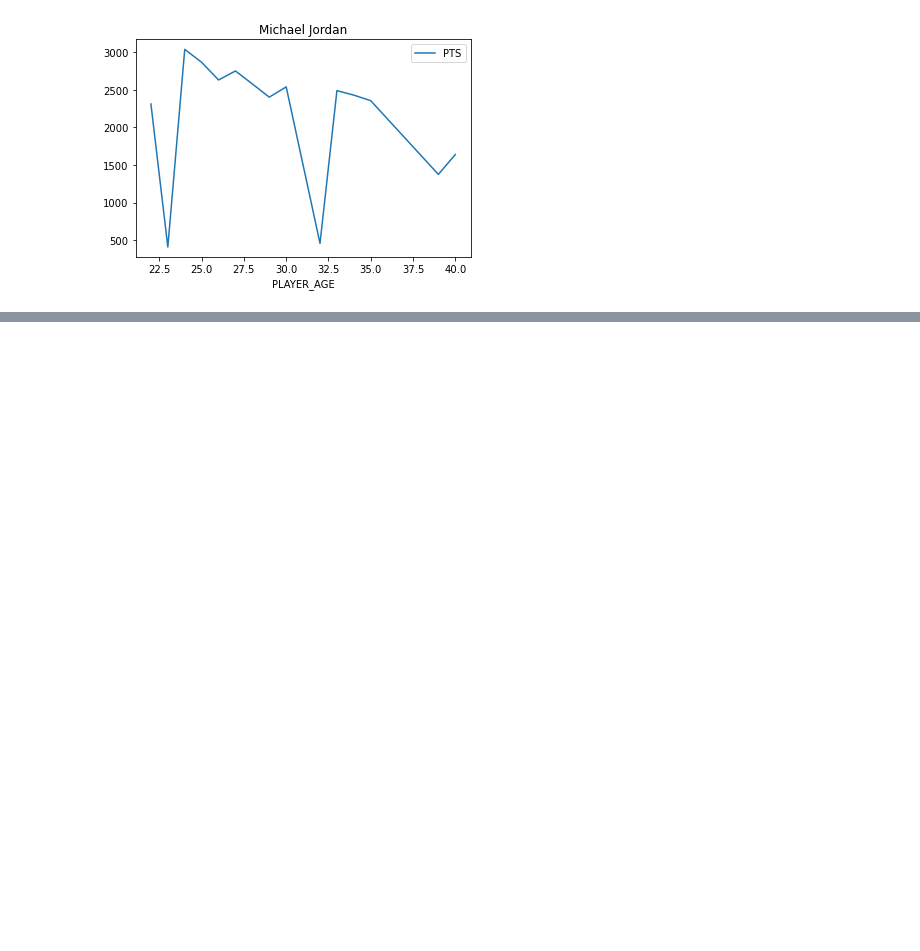
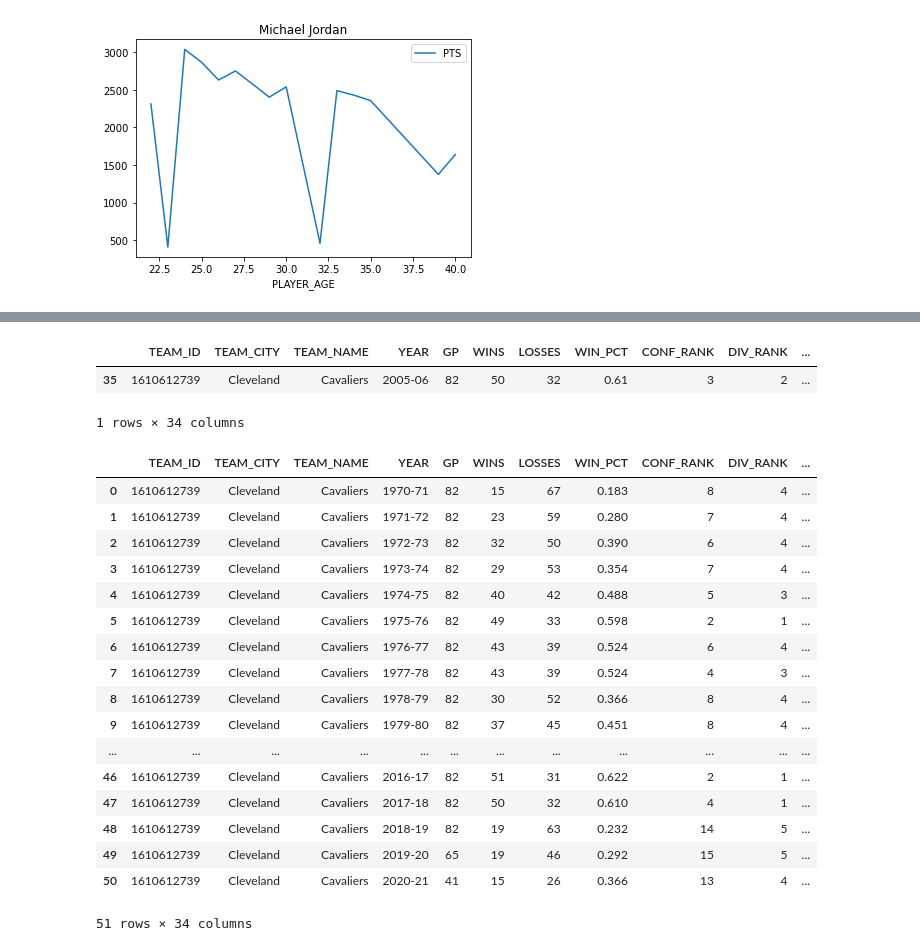
Before and after one commit to Patrick-Holyoake/Group-Project-1, a Jupyter notebook: Group_Project.ipynb, the cells around one changed output, grey strips where cells are left out. Drawn from its saved outputs; the diff is of its cells as text; code cells hidden in the pictures; blank space fills up the shorter version.

```diff
--- a/Group_Project.ipynb
+++ b/Group_Project.ipynb
@@ -203,0 +296,31 @@ jordan_data.plot(x="PLAYER_AGE", y = "PTS", kind='line', title="Michael Jordan")
+# %%
+from nba_api.stats.endpoints import teamyearbyyearstats
+cle_teamyear_df = teamyearbyyearstats.TeamYearByYearStats(team_id = 1610612739)
+cle_teamyear_df = cle_teamyear_df.get_data_frames()[0]
+cle_teamyear_df_0506 = cle_teamyear_df.loc[cle_teamyear_df["YEAR"] == "2005-06"]
+cle_teamyear_df_0506
+# %% [output]
+|  | TEAM_ID | TEAM_CITY | TEAM_NAME | YEAR | GP | WINS | LOSSES | WIN_PCT | CONF_RANK | DIV_RANK | ... |
+| 35 | 1610612739 | Cleveland | Cavaliers | 2005-06 | 82 | 50 | 32 | 0.61 | 3 | 2 | ... |
+1 rows × 34 columns
+# %%
+cle_teamyear_df
+# %% [output]
+|  | TEAM_ID | TEAM_CITY | TEAM_NAME | YEAR | GP | WINS | LOSSES | WIN_PCT | CONF_RANK | DIV_RANK | ... |
+| 0 | 1610612739 | Cleveland | Cavaliers | 1970-71 | 82 | 15 | 67 | 0.183 | 8 | 4 | ... |
+| 1 | 1610612739 | Cleveland | Cavaliers | 1971-72 | 82 | 23 | 59 | 0.280 | 7 | 4 | ... |
+| 2 | 1610612739 | Cleveland | Cavaliers | 1972-73 | 82 | 32 | 50 | 0.390 | 6 | 4 | ... |
+| 3 | 1610612739 | Cleveland | Cavaliers | 1973-74 | 82 | 29 | 53 | 0.354 | 7 | 4 | ... |
+| 4 | 1610612739 | Cleveland | Cavaliers | 1974-75 | 82 | 40 | 42 | 0.488 | 5 | 3 | ... |
+| 5 | 1610612739 | Cleveland | Cavaliers | 1975-76 | 82 | 49 | 33 | 0.598 | 2 | 1 | ... |
+| 6 | 1610612739 | Cleveland | Cavaliers | 1976-77 | 82 | 43 | 39 | 0.524 | 6 | 4 | ... |
+| 7 | 1610612739 | Cleveland | Cavaliers | 1977-78 | 82 | 43 | 39 | 0.524 | 4 | 3 | ... |
+| 8 | 1610612739 | Cleveland | Cavaliers | 1978-79 | 82 | 30 | 52 | 0.366 | 8 | 4 | ... |
+| 9 | 1610612739 | Cleveland | Cavaliers | 1979-80 | 82 | 37 | 45 | 0.451 | 8 | 4 | ... |
+| ... | ... | ... | ... | ... | ... | ... | ... | ... | ... | ... | ... |
+| 46 | 1610612739 | Cleveland | Cavaliers | 2016-17 | 82 | 51 | 31 | 0.622 | 2 | 1 | ... |
+| 47 | 1610612739 | Cleveland | Cavaliers | 2017-18 | 82 | 50 | 32 | 0.610 | 4 | 1 | ... |
+| 48 | 1610612739 | Cleveland | Cavaliers | 2018-19 | 82 | 19 | 63 | 0.232 | 14 | 5 | ... |
+| 49 | 1610612739 | Cleveland | Cavaliers | 2019-20 | 65 | 19 | 46 | 0.292 | 15 | 5 | ... |
+| 50 | 1610612739 | Cleveland | Cavaliers | 2020-21 | 41 | 15 | 26 | 0.366 | 13 | 4 | ... |
+51 rows × 34 columns
```
Also changed, not shown: parts of 6 cells of this notebook, 1 other file.
